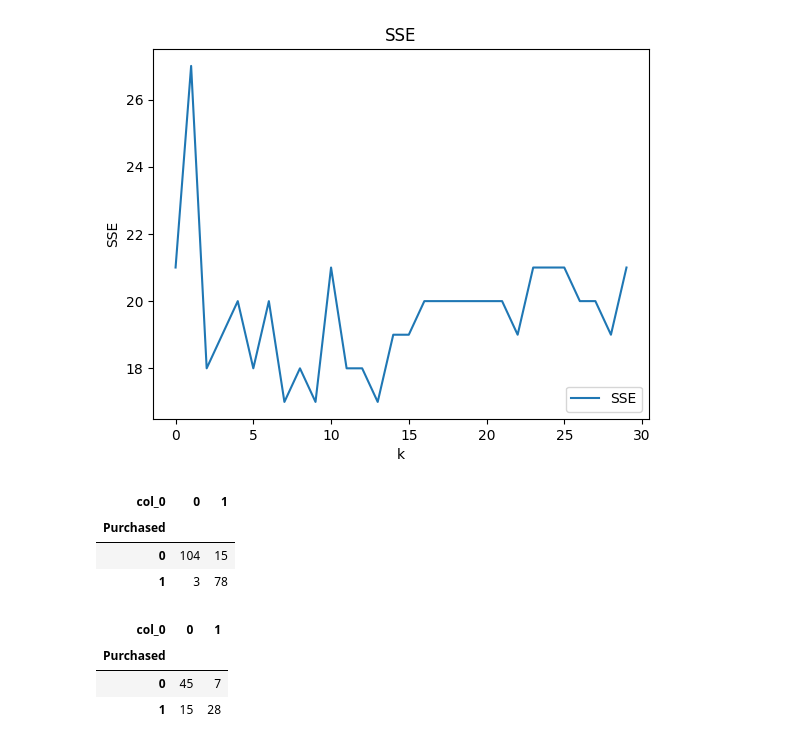
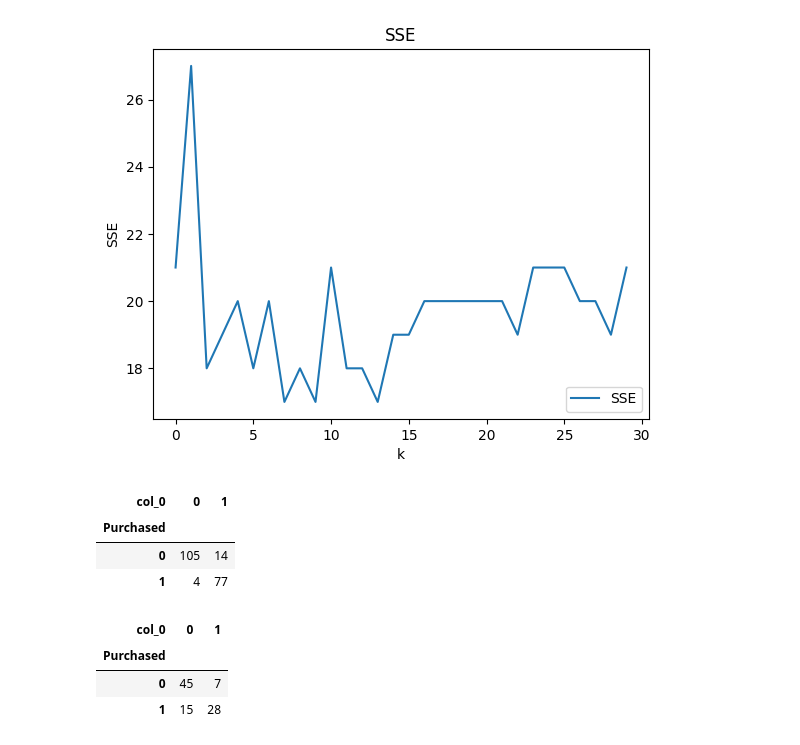
Before and after one commit to ToriStoner/assignment3, a Jupyter notebook: assignment_knn_and_kmc.ipynb, the cells around one changed output. Cells and saved outputs as stored; diff of their text form; code cells hidden in the pictures.

```diff
--- a/assignment_knn_and_kmc.ipynb
+++ b/assignment_knn_and_kmc.ipynb
@@ -187,19 +188,19 @@ plt.show()
 [figure]
 # %%
 #6
-model = KNeighborsClassifier(n_neighbors=9)
+model = KNeighborsClassifier(n_neighbors=6)
 classifier_model = model.fit(X_train, y_train)
 y_hat = classifier_model.predict(X_test)
 pd.crosstab(y_test,y_hat)
 
 #In general, more of the cases have the correct prediction.
-#In total there are 18/182 cases that are not predicted correctly.
-#The overall accuracy is around 90%.
+#In total there are 18/200 cases that are not predicted correctly.
+#182/200 of the cases are predicted correctly, so the overall accuracy is around 91%.
 # %% [output]
 | col_0 | 0 | 1 |
 | Purchased |  |  |
-| 0 | 104 | 15 |
-| 1 | 3 | 78 |
+| 0 | 105 | 14 |
+| 1 | 4 | 77 |
 # %%
 #7
 
```
Also changed, not shown: parts of 14 cells of this notebook.
